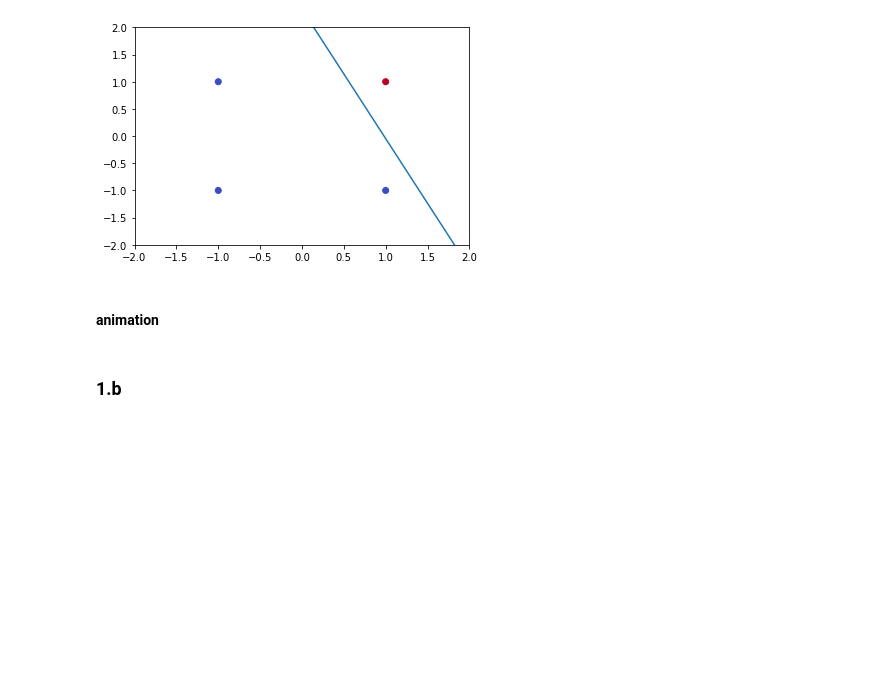
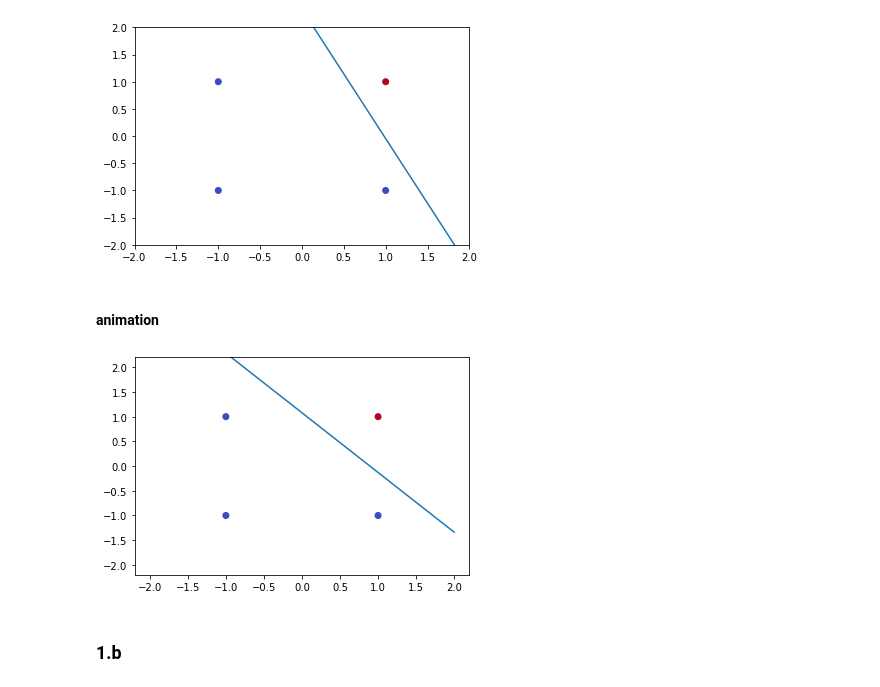
Before and after one commit to Natu17/TPs_SIA, a Jupyter notebook: TP3/TP3.ipynb, the cells around one changed output. Cells and saved outputs as stored; diff of their text form; code cells hidden in the pictures; blank space fills up the shorter version.

```diff
--- a/TP3/TP3.ipynb
+++ b/TP3/TP3.ipynb
@@ -43,33 +43,41 @@ plot(dataset,network)
 # %%
 plt.figure("AND animation")
 data = []
 x = np.linspace(-2, 2, 100)
-line, =plt.plot(x,x)
+line, = plt.plot(x, x)
 X = [x[0][0] for x in dataset]
 Y = [x[0][1] for x in dataset]
 c = [x[1][0] for x in dataset]
 plt.scatter(X, Y, c=c, cmap="coolwarm")
+
+
 def callback(network):
     m, a, b = network.w[-1][0]  # mx + ay + b = 0
-    data.append((m,a,b))
+    data.append((m, a, b))
+
 
 def update(frame):
     m, a, b = data[frame]
     y = (-m*x - b)/a
     line.set_ydata(y)
     return line
+
+
 network = Network(structure=([2, 1]), activation='tanh', seed=17)
 
 network.train(dataset, epochs=100, callback=callback, learning_rate=0.01)
-anim = animation.FuncAnimation(plt.gcf(), update, frames=len(data)-1, interval=60)
+anim = animation.FuncAnimation(
+    plt.gcf(), update, frames=len(data)-1, interval=60)
 
 anim.save('ej1.a.mp4', writer='imagemagick')
 
 anim = []
 
 update(len(data)-1)
 
 plt.show()
+# %% [output]
+[figure, added]
 # %% [markdown]
 ### 1.b
 # %%
```
Also changed, not shown: parts of 16 cells of this notebook, 1 other file.
